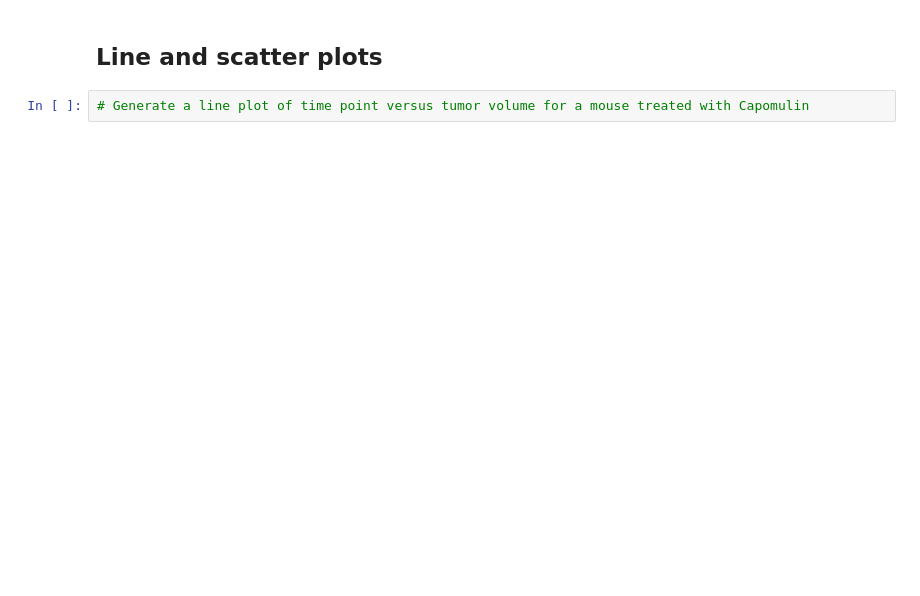
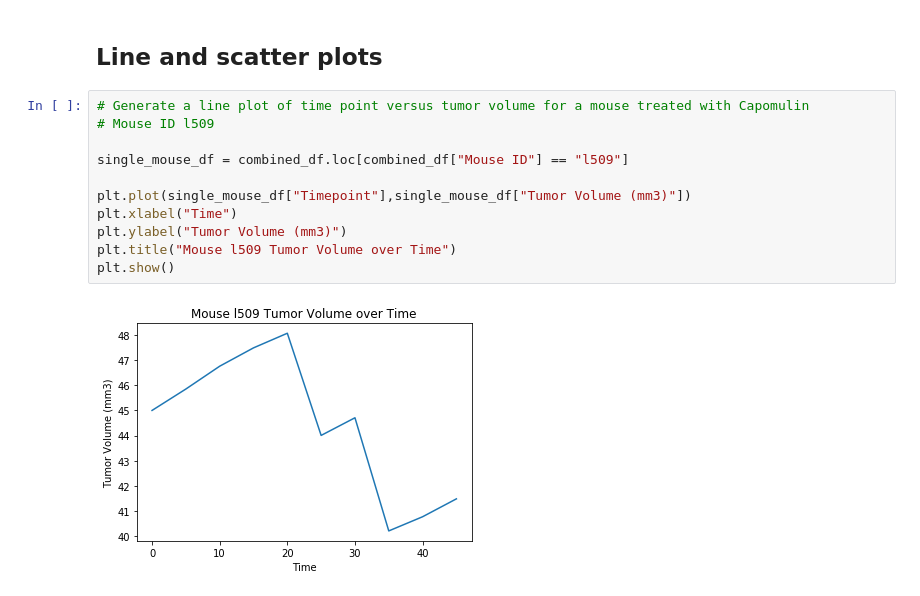
Before and after one commit to nvanlangen/matplotlib-challenge, a Jupyter notebook: Pymaceuticals/pymaceuticals_NVL.ipynb, the cells around one changed output. Drawn from its saved outputs; the diff is of its cells as text; blank space fills up the shorter version.

```diff
--- a/Pymaceuticals/pymaceuticals_NVL.ipynb
+++ b/Pymaceuticals/pymaceuticals_NVL.ipynb
@@ -154,5 +247,16 @@ plt.show()
 ## Line and scatter plots
 # %%
 # Generate a line plot of time point versus tumor volume for a mouse treated with Capomulin
+# Mouse ID l509
+
+single_mouse_df = combined_df.loc[combined_df["Mouse ID"] == "l509"]
+
+plt.plot(single_mouse_df["Timepoint"],single_mouse_df["Tumor Volume (mm3)"])
+plt.xlabel("Time")
+plt.ylabel("Tumor Volume (mm3)")
+plt.title("Mouse l509 Tumor Volume over Time")
+plt.show()
+# %% [output]
+[figure, added]
 # %%
 # Generate a scatter plot of mouse weight versus average tumor volume for the Capomulin regimen
```
Also changed, not shown: parts of 10 cells of this notebook.
